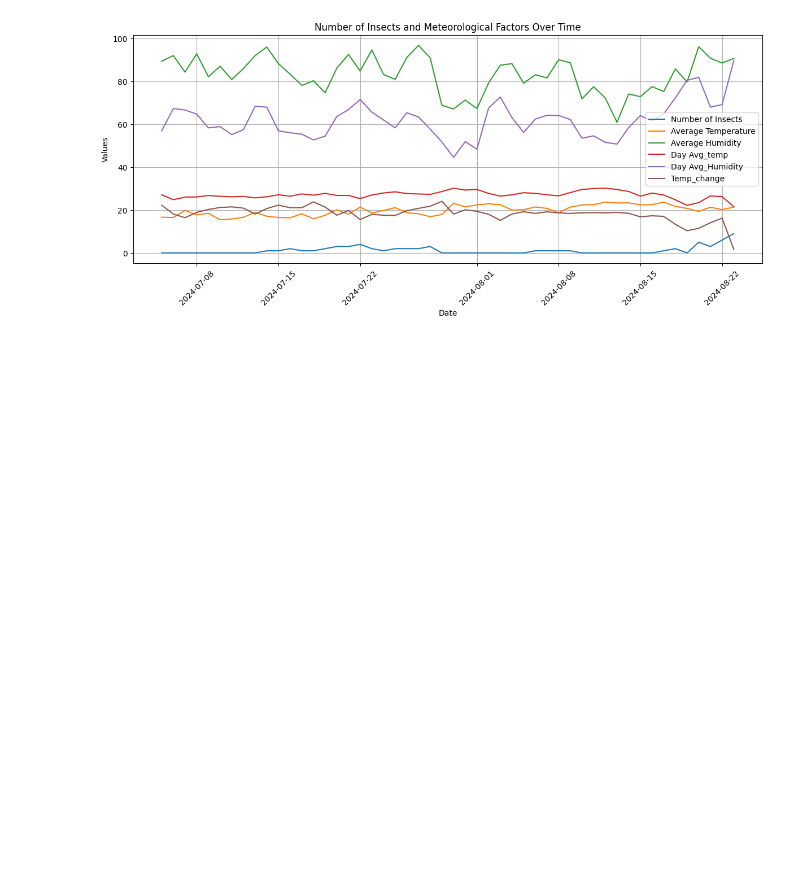
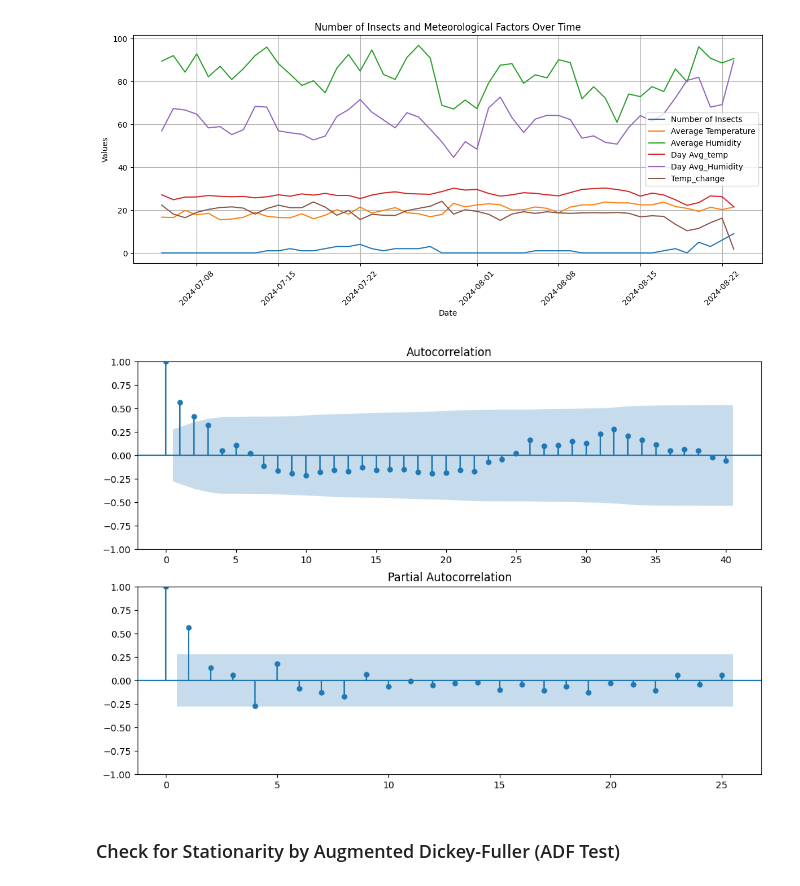
Before and after one commit to raz0208/Agritech-Pest-Prediction, a Jupyter notebook: Agritech_Pest_Prediction_ARIMAX_TSA.ipynb, the cells around one changed output. Saved outputs shown, nothing was run; the diff lists cells and outputs as text; code cells hidden in the pictures; blank space fills up the shorter version.

```diff
--- a/Agritech_Pest_Prediction_ARIMAX_TSA.ipynb
+++ b/Agritech_Pest_Prediction_ARIMAX_TSA.ipynb
@@ -139,3 +141,13 @@ plt.xticks(rotation=45)
 plt.show()
 # %% [output]
 [figure]
+# %%
+# Plot ACF and PACF to examine autocorrelation
+fig, (ax1, ax2) = plt.subplots(2, 1, figsize=(12, 8))
+plot_acf(aggregated_df['Number of Insects'], lags=40, ax=ax1)
+plot_pacf(aggregated_df['Number of Insects'], lags=25, ax=ax2)
+plt.show()
+# %% [output]
+[figure, added]
+# %% [markdown]
+### Check for Stationarity by Augmented Dickey-Fuller (ADF Test)
```
Also changed, not shown: parts of 2 cells of this notebook.
